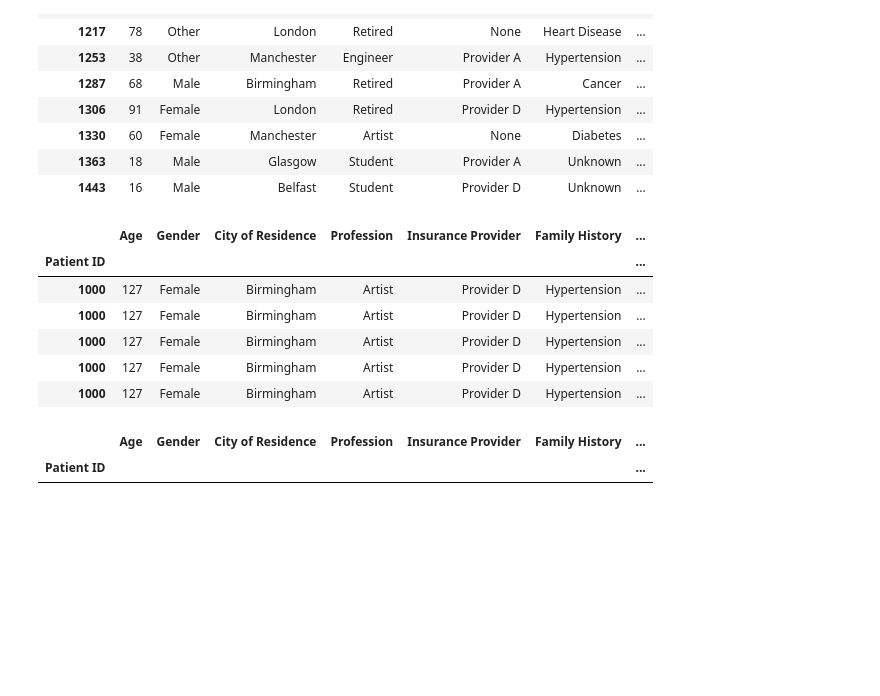
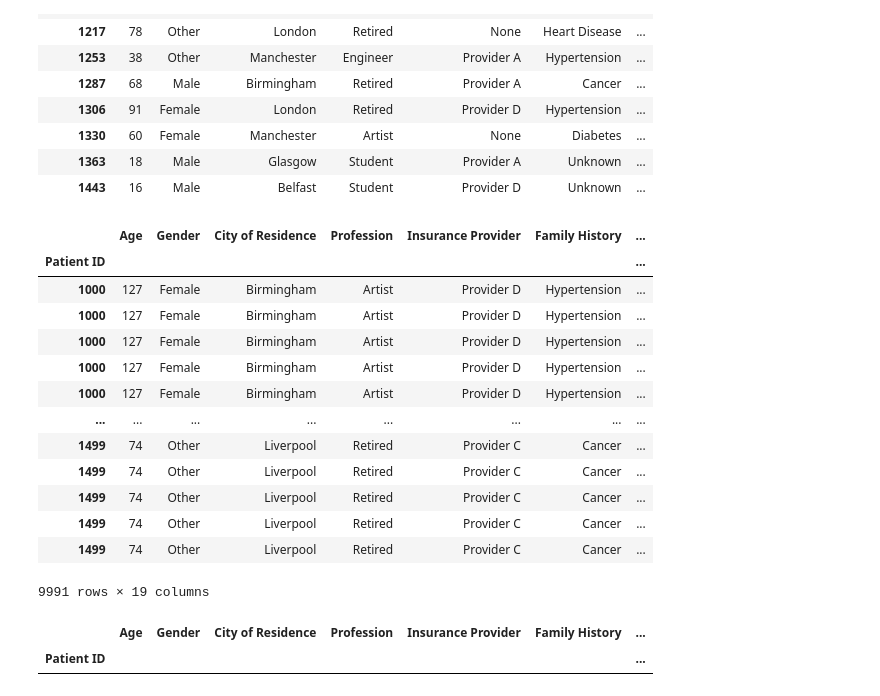
Before and after one commit to amdbsilva/pre-processing, a Jupyter notebook: projeto de datapreprocessing.ipynb, the cells around one changed output. Cells and saved outputs as stored; diff of their text form; code cells hidden in the pictures; blank space fills up the shorter version.

```diff
--- a/projeto de datapreprocessing.ipynb
+++ b/projeto de datapreprocessing.ipynb
@@ -953,18 +953,35 @@ data[data.duplicated()]
 | 1330 | 60 | Female | Manchester | Artist | None | Diabetes | ... |
 | 1363 | 18 | Male | Glasgow | Student | Provider A | Unknown | ... |
 | 1443 | 16 | Male | Belfast | Student | Provider D | Unknown | ... |
+# %%
+data['Income_log'] = np.log(data['Approximate Annual Income'])
+data['Consultation_price_log'] = np.log(data['Consultation Price'])
+data['Insurance Coverage Percentage'] = (data['Insurance Coverage'].div(data['Consultation Price'])).round(2)
+
+from datetime import datetime
+
+import datetime
+
+today = datetime.datetime.now()
+diff = today - data['Visit Date']
+data['Days since last visit'] = diff.dt.days
 # %%
-data['income_log'] = np.log(data['Approximate Annual Income'])
-data['consultation_price_log'] = np.log(data['Consultation Price'])
-data.head()
+data
 # %% [output]
 |  | Age | Gender | City of Residence | Profession | Insurance Provider | Family History | ... |
 | Patient ID |  |  |  |  |  |  | ... |
 | 1000 | 127 | Female | Birmingham | Artist | Provider D | Hypertension | ... |
 | 1000 | 127 | Female | Birmingham | Artist | Provider D | Hypertension | ... |
 | 1000 | 127 | Female | Birmingham | Artist | Provider D | Hypertension | ... |
 | 1000 | 127 | Female | Birmingham | Artist | Provider D | Hypertension | ... |
 | 1000 | 127 | Female | Birmingham | Artist | Provider D | Hypertension | ... |
+| ... | ... | ... | ... | ... | ... | ... | ... |
+| 1499 | 74 | Other | Liverpool | Retired | Provider C | Cancer | ... |
+| 1499 | 74 | Other | Liverpool | Retired | Provider C | Cancer | ... |
+| 1499 | 74 | Other | Liverpool | Retired | Provider C | Cancer | ... |
+| 1499 | 74 | Other | Liverpool | Retired | Provider C | Cancer | ... |
+| 1499 | 74 | Other | Liverpool | Retired | Provider C | Cancer | ... |
+9991 rows × 19 columns
 # %%
 data = data.drop_duplicates()
 # %%
```
Also changed, not shown: parts of 19 cells of this notebook, 1 other file.
